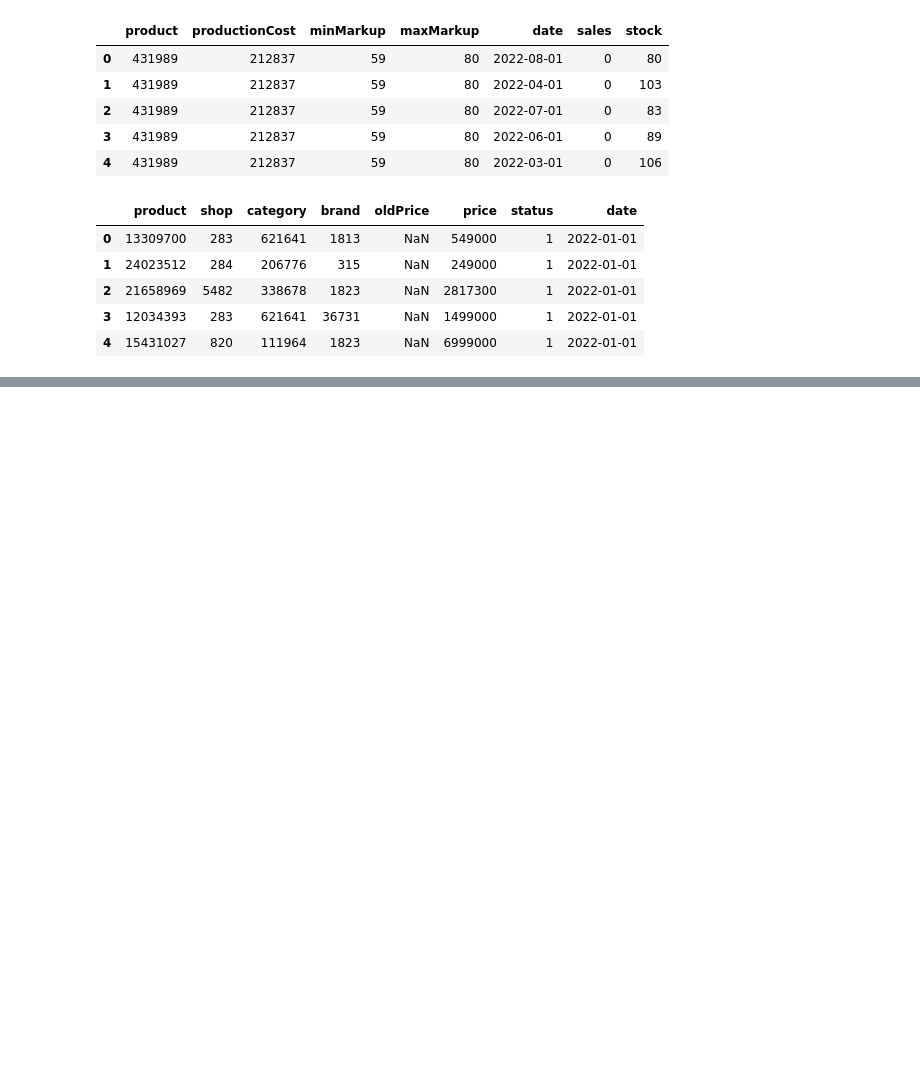
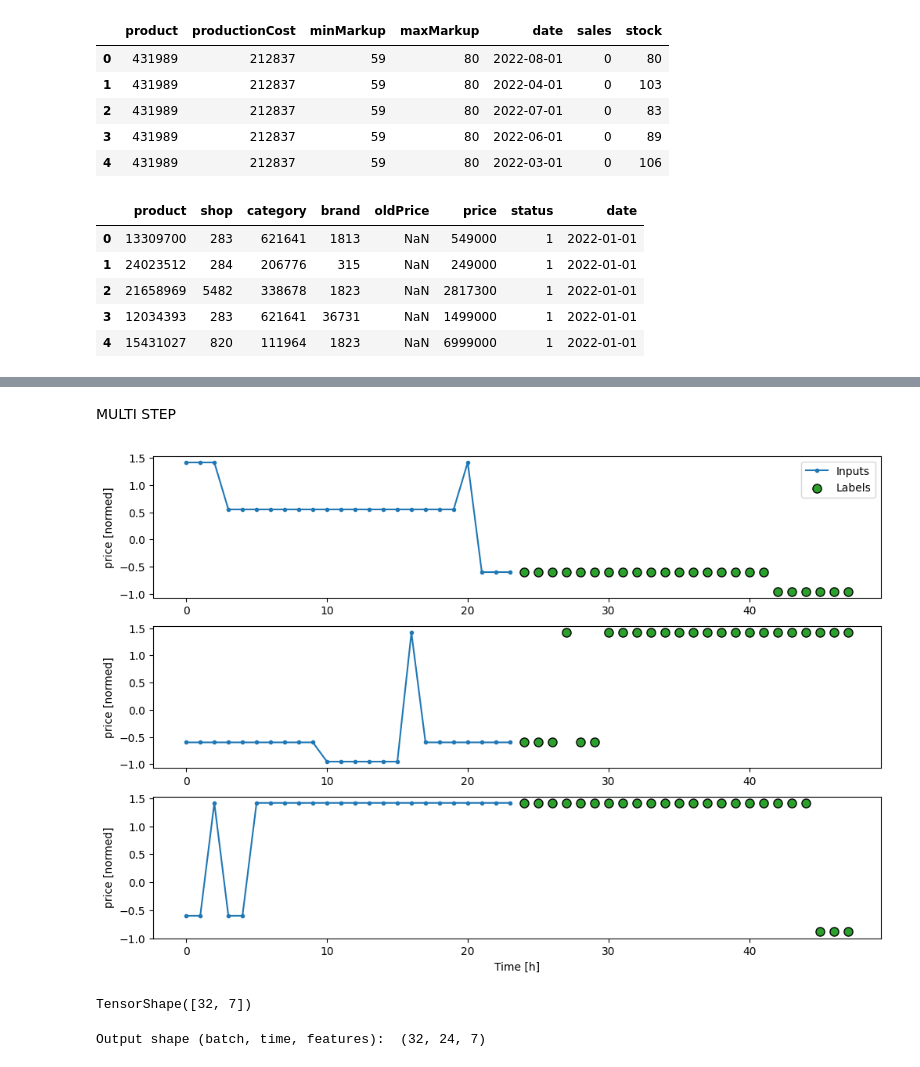
Before and after one commit to MEHovick/time-rows, a Jupyter notebook: TimeRows.ipynb, the cells around one changed output, grey strips where cells are left out. Saved outputs shown, nothing was run; the diff lists cells and outputs as text; code cells hidden in the pictures; blank space fills up the shorter version.

```diff
--- a/TimeRows.ipynb
+++ b/TimeRows.ipynb
@@ -69,13 +54,20 @@ csv.describe().transpose()
 # %%
-def get_shop_product(csv, shop, product, category, brand):
+def get_shop_product(csv, product, shop, category, brand):
     csv = csv.loc[csv['product'] == product]
     csv = csv.loc[csv['shop'] == shop]
     csv = csv.loc[csv['category'] == category]
     csv = csv.loc[csv['brand'] == brand]
+
     csv = csv.drop('product', axis=1)
     csv = csv.drop('shop', axis=1)
     csv = csv.drop('category', axis=1)
     csv = csv.drop('brand', axis=1)
-    date_time = pd.to_datetime(csv.pop('date'))
+
+    csv = csv.drop('status', axis=1)
+    csv = csv.drop('productionCost', axis=1)
+    csv = csv.drop('minMarkup', axis=1)
+    csv = csv.drop('maxMarkup', axis=1)
+
+    date_time = csv.pop('date')
     return csv, date_time
 # %%
@@ -340,0 +304,11 @@ Epoch 2/20
+# %% [markdown]
+MULTI STEP
+# %%
+OUT_STEPS = 24
+multi_window = WindowGenerator(input_width=24,
+                               label_width=OUT_STEPS,
+                               shift=OUT_STEPS)
+
+multi_window.plot()
+# %% [output]
+[figure, added]
@@ -340,0 +363,9 @@ Epoch 2/20
+# %%
+prediction, state = feedback_model.warmup(multi_window.example[0])
+prediction.shape
+# %% [output]
+TensorShape([32, 7])
+# %%
+print('Output shape (batch, time, features): ', feedback_model(multi_window.example[0]).shape)
+# %% [output]
+Output shape (batch, time, features):  (32, 24, 7)
```
Also changed, not shown: parts of 18 cells of this notebook.
